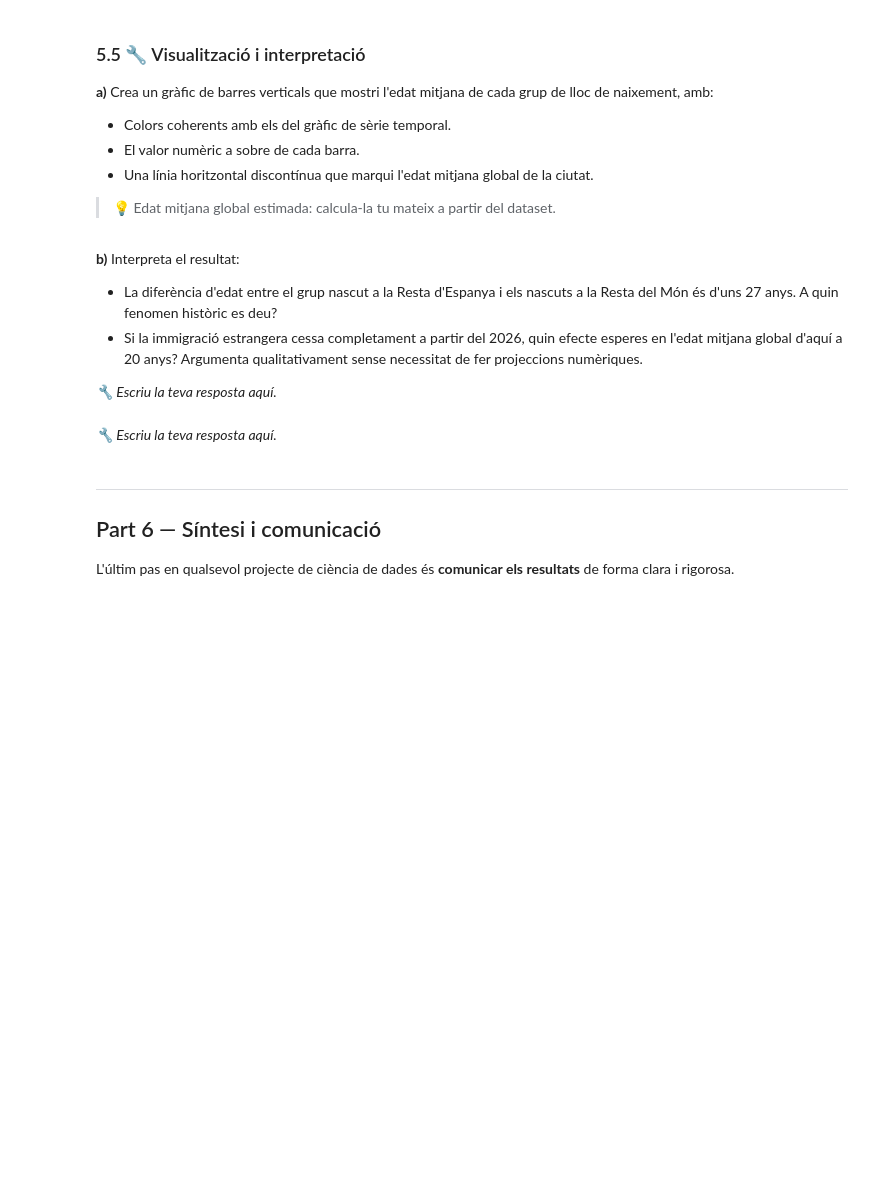
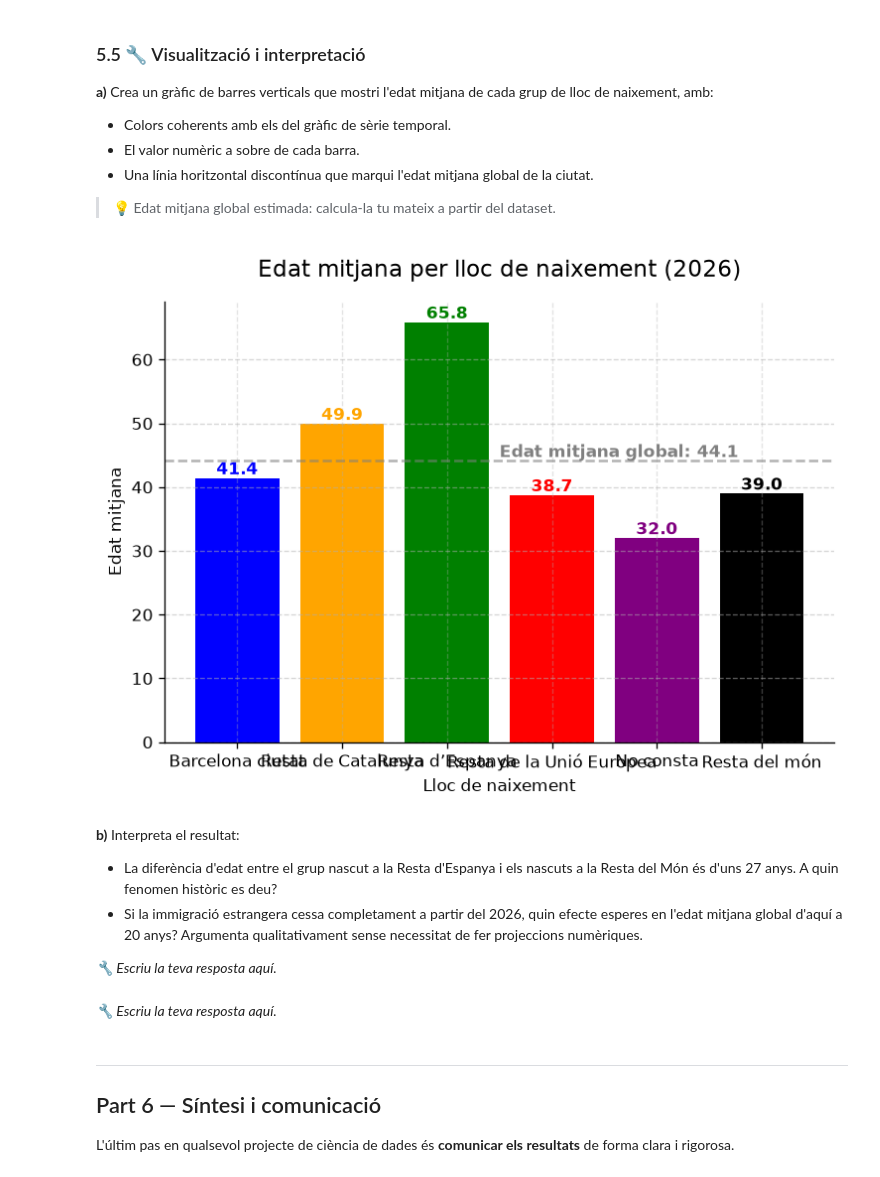
Before and after one commit to KevinBravoLascano/tanoca_p1, a Jupyter notebook: pràctica 1/pra╠Çctica 1/exercici1.ipynb, the cells around one changed output. Saved outputs shown, nothing was run; the diff lists cells and outputs as text; code cells hidden in the pictures; blank space fills up the shorter version.

```diff
--- a/pràctica 1/pra╠Çctica 1/exercici1.ipynb
+++ b/pràctica 1/pra╠Çctica 1/exercici1.ipynb
@@ -900,8 +905,8 @@ Completa el diccionari `MIDPOINTS` seguint la lògica:
 - Grup 21 (No consta) → `None` (s'ha d'excloure del càlcul)
 # %%
 # 🔧 Completa el diccionari de punts mig
-MIDPOINTS = {i: ___  for i in range(20)}   # grups 0–19
-MIDPOINTS[20] = ___   # ≥ 100 anys
+MIDPOINTS = {i: 2+5*i  for i in range(20)}   # grups 0–19
+MIDPOINTS[20] = 100  # ≥ 100 anys
 MIDPOINTS[21] = None  # No consta → s'exclou
 
 # Comprova que tens 21 valors numèrics (grup 21 és None)
@@ -926,7 +931,19 @@ Implementa la funció `edat_mitjana_per_lloc(df, midpoints)` que:
 # %%
 def edat_mitjana_per_lloc(df: pd.DataFrame, midpoints: dict) -> pd.DataFrame:
     # 🔧 Implementa la funció
-    ...
+    df["midpoint"] = df["EDAT_Q"].apply(lambda x: midpoints.get(x))
+
+    nuevos= df[df["EDAT_Q"]!=21]
+
+    mitjana=(
+        nuevos
+        .groupby("LLOC_NAIX",as_index=False)
+        .apply(lambda g: (g["midpoint"] * g["Valor"]).sum() / g["Valor"].sum())
+    )
+    mitjana.columns = ["LLOC_NAIX", "Edat_Mitjana"]
+    return mitjana
+
+
 
 edat_m = edat_mitjana_per_lloc(df_edat, MIDPOINTS)
 edat_m = edat_m.merge(lloc_naix_dict, on="LLOC_NAIX")
@@ -945,7 +968,52 @@ de cada grup de lloc de naixement, amb:
 > 💡 Edat mitjana global estimada: calcula-la tu mateix a partir del dataset.
 # %%
 # 🔧 Gràfic d'edat mitjana
-# Recorda: plt.savefig('grafic_edat_mitjana.png', bbox_inches='tight')
+# Recorda: plt.savefig('grafic_edat_mitjana.png', bbox_inches='tight')ç
+
+tocar = df_edat[df_edat["EDAT_Q"] != 21].copy()
+tocar["midpoint"] = tocar["EDAT_Q"].map(MIDPOINTS)
+
+edat_global = (tocar["midpoint"] * tocar["Valor"]).sum() / tocar["Valor"].sum()
+
+
+bar=edat_m[edat_m["Lloc_Naix_Label"]=="Barcelona ciutat"]
+cat=edat_m[edat_m["Lloc_Naix_Label"]=="Resta de Catalunya"]
+esp=edat_m[edat_m["Lloc_Naix_Label"]=="Resta d’Espanya"]
+europa=edat_m[edat_m["Lloc_Naix_Label"]=="Resta de la Unió Europea"]
+resta=edat_m[edat_m["Lloc_Naix_Label"]=="No consta"]
+mon=edat_m[edat_m["Lloc_Naix_Label"]=="Resta del món"]
+
+plt.bar(bar["Lloc_Naix_Label"], bar["Edat_Mitjana"], color="blue")
+plt.bar(cat["Lloc_Naix_Label"], cat["Edat_Mitjana"], color="orange")
+plt.bar(esp["Lloc_Naix_Label"], esp["Edat_Mitjana"], color="green")
+plt.bar(europa["Lloc_Naix_Label"], europa["Edat_Mitjana"], color="red")
+plt.bar(resta["Lloc_Naix_Label"], resta["Edat_Mitjana"], color="purple")
+plt.bar(mon["Lloc_Naix_Label"], mon["Edat_Mitjana"], color="black")
+
+plt.text(0, bar["Edat_Mitjana"].values[0], f"{bar['Edat_Mitjana'].values[0]:.1f}", ha='center', va='bottom', color='blue', fontweight='bold')
+plt.text(1, cat["Edat_Mitjana"].values[0], f"{cat['Edat_Mitjana'].values[0]:.1f}", ha='center', va='bottom', color='orange', fontweight='bold')
+plt.text(2, esp["Edat_Mitjana"].values[0], f"{esp['Edat_Mitjana'].values[0]:.1f}", ha='center', va='bottom', color='green', fontweight='bold')
+plt.text(3, europa["Edat_Mitjana"].values[0], f"{europa['Edat_Mitjana'].values[0]:.1f}", ha='center', va='bottom', color='red', fontweight='bold')
+plt.text(4, resta["Edat_Mitjana"].values[0], f"{resta['Edat_Mitjana'].values[0]:.1f}", ha='center', va='bottom', color='purple', fontweight='bold')
+plt.text(5, mon["Edat_Mitjana"].values[0], f"{mon['Edat_Mitjana'].values[0]:.1f}", ha='center', va='bottom', color='black', fontweight='bold')
+
+
+plt.axhline(y=edat_global, color='gray', linestyle='--', alpha=0.6)
+plt.text(2.5, edat_global, f"Edat mitjana global: {edat_global:.1f}", color='gray', fontweight='bold', va='bottom', ha='left')
+
+
+plt.title("Edat mitjana per lloc de naixement (2026)", fontsize=14, pad=15)
+plt.xlabel("Lloc de naixement")
+plt.ylabel("Edat mitjana")
+plt.xticks(rotation=30, ha="right", fontsize=10)
+
+plt.tight_layout()
+plt.savefig('grafic_edat_mitjana.png', bbox_inches='tight')
+plt.grid(axis="y", linestyle="--", alpha=0.5)
+
+plt.show()
+# %% [output]
+[figure, added]
 # %% [markdown]
 **b)** Interpreta el resultat:
 
```
Also changed, not shown: parts of 2 cells of this notebook, 1 other file.
